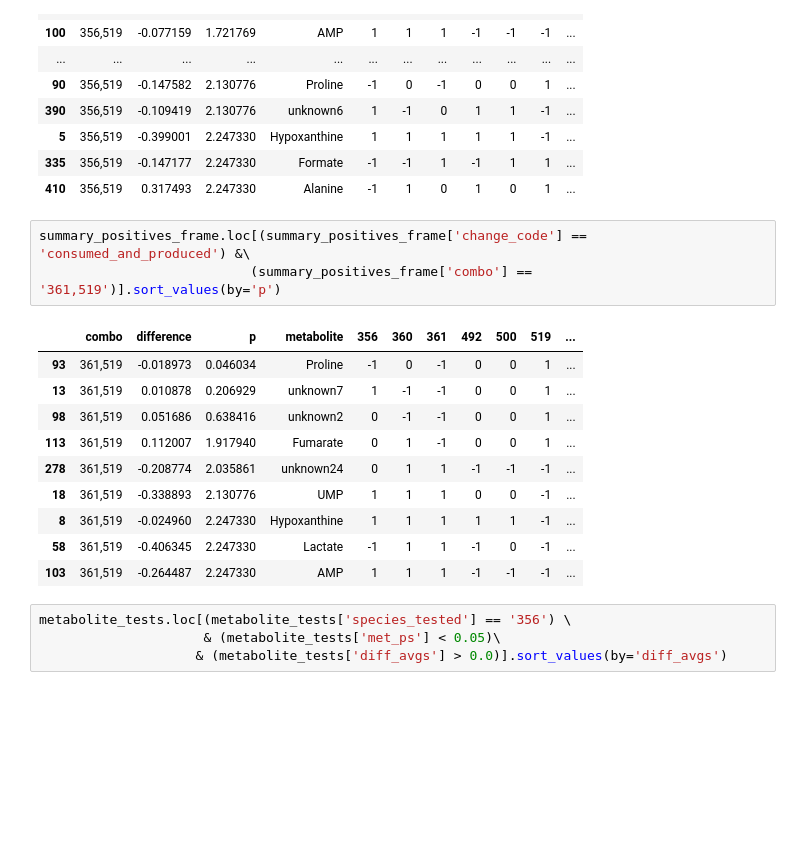
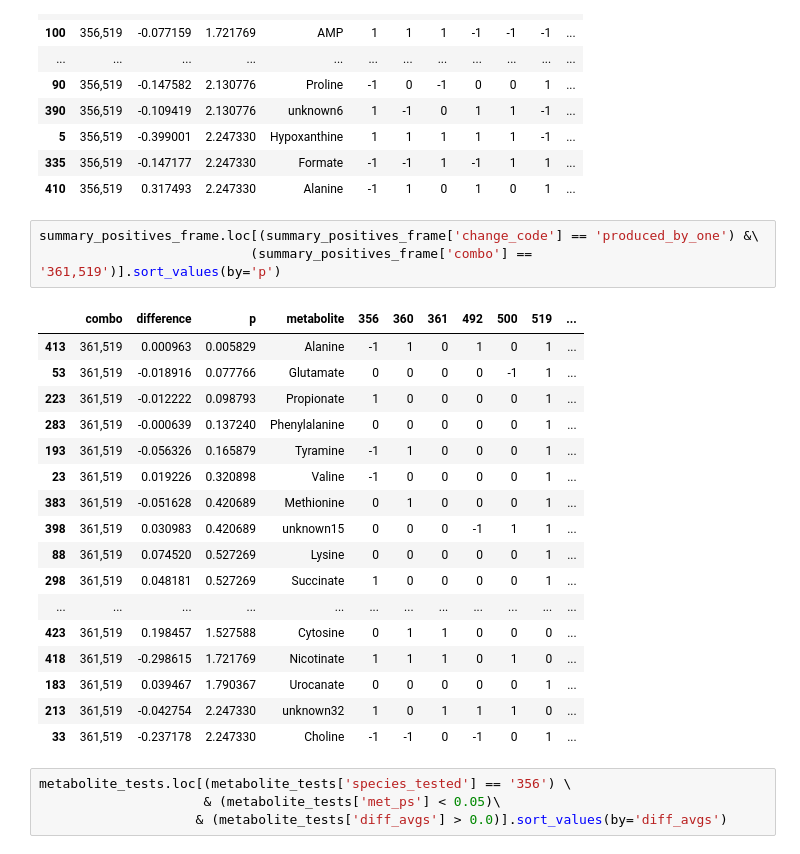
Before and after one commit to gregmedlock/asf_interactions, a Jupyter notebook: bin/CRAM_triangles_volcanoes.ipynb, the cells around one changed output. Saved outputs shown, nothing was run; the diff lists cells and outputs as text; blank space fills up the shorter version.

```diff
--- a/bin/CRAM_triangles_volcanoes.ipynb
+++ b/bin/CRAM_triangles_volcanoes.ipynb
@@ -749,19 +749,26 @@ summary_positives_frame.loc[(summary_positives_frame['change_code'] == 'consumed
 | 335 | 356,519 | -0.147177 | 2.247330 | Formate | -1 | -1 | 1 | -1 | 1 | 1 | ... |
 | 410 | 356,519 | 0.317493 | 2.247330 | Alanine | -1 | 1 | 0 | 1 | 0 | 1 | ... |
 # %%
-summary_positives_frame.loc[(summary_positives_frame['change_code'] == 'consumed_and_produced') &\
+summary_positives_frame.loc[(summary_positives_frame['change_code'] == 'produced_by_one') &\
                            (summary_positives_frame['combo'] == '361,519')].sort_values(by='p')
 # %% [output]
 |  | combo | difference | p | metabolite | 356 | 360 | 361 | 492 | 500 | 519 | ... |
-| 93 | 361,519 | -0.018973 | 0.046034 | Proline | -1 | 0 | -1 | 0 | 0 | 1 | ... |
-| 13 | 361,519 | 0.010878 | 0.206929 | unknown7 | 1 | -1 | -1 | 0 | 0 | 1 | ... |
-| 98 | 361,519 | 0.051686 | 0.638416 | unknown2 | 0 | -1 | -1 | 0 | 0 | 1 | ... |
-| 113 | 361,519 | 0.112007 | 1.917940 | Fumarate | 0 | 1 | -1 | 0 | 0 | 1 | ... |
-| 278 | 361,519 | -0.208774 | 2.035861 | unknown24 | 0 | 1 | 1 | -1 | -1 | -1 | ... |
-| 18 | 361,519 | -0.338893 | 2.130776 | UMP | 1 | 1 | 1 | 0 | 0 | -1 | ... |
-| 8 | 361,519 | -0.024960 | 2.247330 | Hypoxanthine | 1 | 1 | 1 | 1 | 1 | -1 | ... |
-| 58 | 361,519 | -0.406345 | 2.247330 | Lactate | -1 | 1 | 1 | -1 | 0 | -1 | ... |
-| 103 | 361,519 | -0.264487 | 2.247330 | AMP | 1 | 1 | 1 | -1 | -1 | -1 | ... |
+| 413 | 361,519 | 0.000963 | 0.005829 | Alanine | -1 | 1 | 0 | 1 | 0 | 1 | ... |
+| 53 | 361,519 | -0.018916 | 0.077766 | Glutamate | 0 | 0 | 0 | 0 | -1 | 1 | ... |
+| 223 | 361,519 | -0.012222 | 0.098793 | Propionate | 1 | 0 | 0 | 0 | 0 | 1 | ... |
+| 283 | 361,519 | -0.000639 | 0.137240 | Phenylalanine | 0 | 0 | 0 | 0 | 0 | 1 | ... |
+| 193 | 361,519 | -0.056326 | 0.165879 | Tyramine | -1 | 1 | 0 | 0 | 0 | 1 | ... |
+| 23 | 361,519 | 0.019226 | 0.320898 | Valine | -1 | 0 | 0 | 0 | 0 | 1 | ... |
+| 383 | 361,519 | -0.051628 | 0.420689 | Methionine | 0 | 1 | 0 | 0 | 0 | 1 | ... |
+| 398 | 361,519 | 0.030983 | 0.420689 | unknown15 | 0 | 0 | 0 | -1 | 1 | 1 | ... |
+| 88 | 361,519 | 0.074520 | 0.527269 | Lysine | 0 | 0 | 0 | 0 | 0 | 1 | ... |
+| 298 | 361,519 | 0.048181 | 0.527269 | Succinate | 1 | 0 | 0 | 0 | 0 | 1 | ... |
+| ... | ... | ... | ... | ... | ... | ... | ... | ... | ... | ... | ... |
+| 423 | 361,519 | 0.198457 | 1.527588 | Cytosine | 0 | 1 | 1 | 0 | 0 | 0 | ... |
+| 418 | 361,519 | -0.298615 | 1.721769 | Nicotinate | 1 | 1 | 1 | 0 | 1 | 0 | ... |
+| 183 | 361,519 | 0.039467 | 1.790367 | Urocanate | 0 | 0 | 0 | 0 | 0 | 1 | ... |
+| 213 | 361,519 | -0.042754 | 2.247330 | unknown32 | 1 | 0 | 1 | 1 | 1 | 0 | ... |
+| 33 | 361,519 | -0.237178 | 2.247330 | Choline | -1 | -1 | 0 | -1 | 0 | 1 | ... |
 # %%
 metabolite_tests.loc[(metabolite_tests['species_tested'] == '356') \
                      & (metabolite_tests['met_ps'] < 0.05)\
```
Also changed, not shown: 3 other files.
